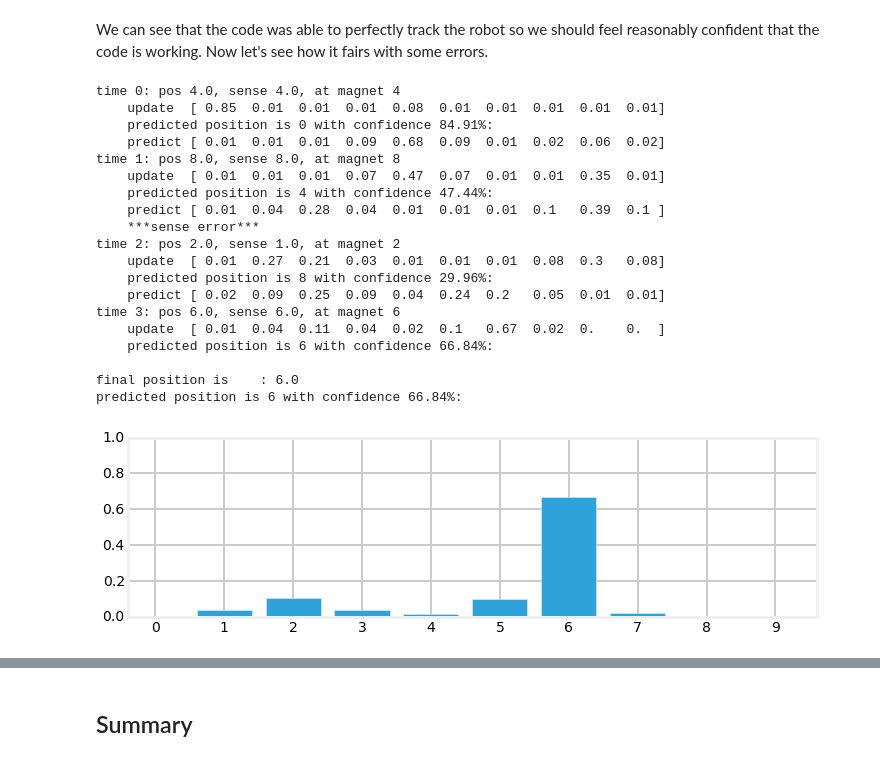
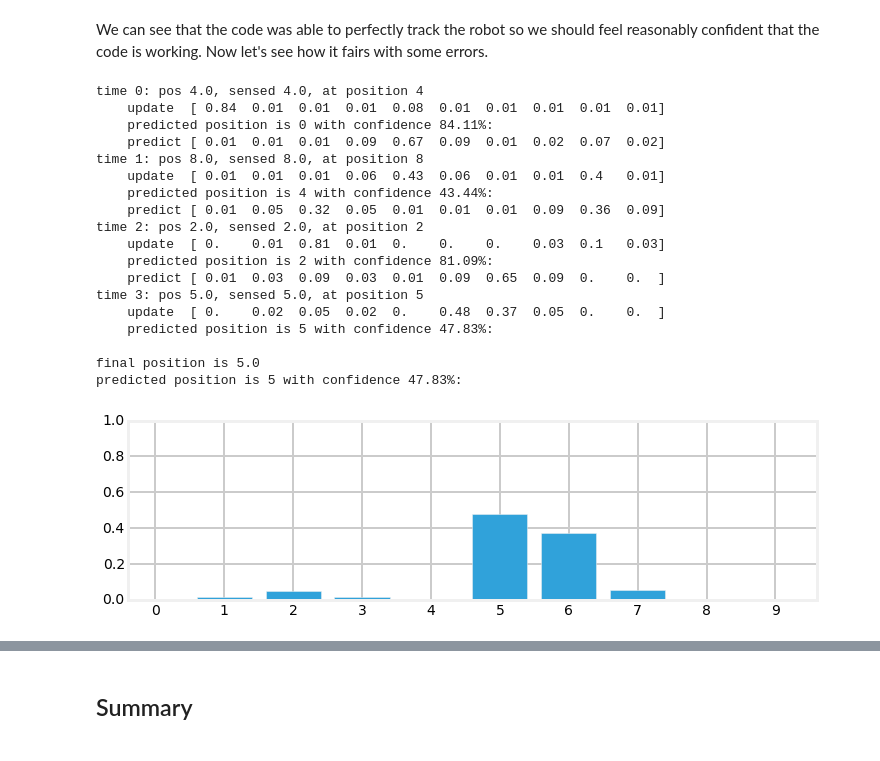
Before and after one commit to rlabbe/Kalman-and-Bayesian-Filters-in-Python, a Jupyter notebook: 02_Discrete_Bayes.ipynb, the cells around one changed output, grey strips where cells are left out. Saved outputs shown, nothing was run; the diff lists cells and outputs as text; code cells hidden in the pictures.

```diff
--- a/02_Discrete_Bayes.ipynb
+++ b/02_Discrete_Bayes.ipynb
@@ -377,7 +378,7 @@ print(pos_belief)
 # %% [markdown]
 At this point we have correctly identified the likely cases, we either started at position 0 or 5, because we saw the following sequence of doors and walls 1,0,1,0,0. But now lets inject a bad measurement, and see what happens:
 # %%
-update(hallway, pos_belief, m, .6, .2)
+update(hallway, pos_belief, z=m, prob_correct=.75)
 predict(pos_belief, 1, kernel)
 bp.bar_plot(pos_belief)
 # %% [output]
@@ -389,7 +390,7 @@ with figsize(y=5.5):
     measurements = [0, 1, 0, 1, 0, 0]
 
     for i, m in enumerate(measurements):
-        update(hallway, pos_belief, m, .6, .2)
+        update(hallway, pos_belief, z=m, prob_correct=.75)
         predict(pos_belief, 1, kernel)
         plt.subplot(3, 2, i+1)
         bp.bar_plot(pos_belief, title='step{}'.format(i+1))
@@ -438,13 +439,11 @@ To fully implement this filter we need to simulate an imperfect train. When we c
 # %%
 class Train(object):
 
-    def __init__(self, track, kernel=[1.], sense_error=.1, no_sense_error=.05):
+    def __init__(self, track, kernel=[1.], sensor_accuracy=.9):
         self.track = track
         self.pos = 0
         self.kernel = kernel
-        self.sense_error = sense_error
-        self.no_sense_error = no_sense_error
-
+        self.sensor_accuracy = sensor_accuracy
 
     def move(self, distance=1):
         """ move in the specified direction with some small chance of error"""
@@ -469,36 +468,33 @@ class Train(object):
 
          # insert random sensor error
         r = random.random()
-        if r < self.sense_error:
+        if r > self.sensor_accuracy:
             if random.random() > 0.5:
                 pos += 1
             else:
                 pos -= 1
-                print('    ***sense error***')
         return pos
 # %% [markdown]
 With that we are ready to write the simulation. We will put it in a function so that we can run it with different assumptions. I will assume that the robot always starts at the beginning of the track. The track is implemented as being only 10 units long, but this could just represent a track of length, say 10,000, with the magnet pattern repeated every 10 units. I set the magnet pattern to first have a gap of 1 unit, then 2 units, then 3 units to help the algorithm distinguish where the robot is.
 # %%
-def simulate(iterations, kernel, sense_error,
-             no_sense_error, move_distance,
-             do_print=True):
+def simulate(iterations, kernel, sensor_accuracy,
+             move_distance, do_print=True):
     track = np.array([0, 1, 2, 3, 4, 5, 6, 7, 8, 9])
 
     pos_belief = np.array([0.01] * 10)
     pos_belief[0] = .9
     normalize(pos_belief)
 
-    robot = Train(track, kernel, sense_error, no_sense_error)
-
+    robot = Train(track, kernel, sensor_accuracy)
     for i in range(iterations):
         robot.move(distance=move_distance)
         m = robot.sense()
         if do_print:
-            print('time {}: pos {}, sense {}, at magnet {}'.format(
+            print('time {}: pos {}, sensed {}, at position {}'.format(
                     i, robot.pos, m, track[robot.pos]))
 
 
-        update(track, pos_belief, m, 1. - sense_error, no_sense_error)
+        update(track, pos_belief, m, sensor_accuracy)
         if do_print:
             print('    update ', pos_belief)
         ind = np.argmax(pos_belief)
@@ -506,18 +502,18 @@ def simulate(iterations, kernel, sense_error,
             print('    predicted position is {} with confidence {:.4}%:'.format(
                   ind, pos_belief[ind]*100))
 
-
         if i < iterations - 1:
             predict(pos_belief, move_distance, kernel)
             if do_print:
                 print('    predict', pos_belief)
 
     bp.bar_plot(pos_belief)
-    print()
-    print('final position i', robot.pos)
-    i = np.argmax(pos_belief)
-    print('predicted position is {} with confidence {:.4}%:'.format(
-            i, pos_belief[i]*100))
+    if do_print:
+        print()
+        print('final position is', robot.pos)
+        i = np.argmax(pos_belief)
+        print('predicted position is {} with confidence {:.4}%:'.format(
+                i, pos_belief[i]*100))
 # %% [markdown]
 Read the code and make sure you understand it. Now let's do a run with no sensor or movement error. If the code is correct it should be able to locate the robot with no error. The output is a bit tedious to read, but if you are at all unsure of how the update/predict cycle works make sure you read through it carefully to solidify your understanding.
 # %%
@@ -550,31 +547,28 @@ predicted position is 6 with confidence 100.0%:
 We can see that the code was able to perfectly track the robot so we should feel reasonably confident that the code is working. Now let's see how it fairs with some errors.
 # %%
 random.seed(3)
-np.set_printoptions(precision=2, suppress=True)
-simulate(4, kernel=[.1, .8, .1], sense_error=0.2,
-         no_sense_error=0.1, move_distance=4,
-         do_print=True)
+simulate(4, kernel=[.1, .8, .1], sensor_accuracy=.9,
+         move_distance=4, do_print=True)
 # %% [output]
-time 0: pos 4.0, sense 4.0, at magnet 4
-    update  [ 0.85  0.01  0.01  0.01  0.08  0.01  0.01  0.01  0.01  0.01]
-    predicted position is 0 with confidence 84.91%:
-    predict [ 0.01  0.01  0.01  0.09  0.68  0.09  0.01  0.02  0.06  0.02]
-time 1: pos 8.0, sense 8.0, at magnet 8
-    update  [ 0.01  0.01  0.01  0.07  0.47  0.07  0.01  0.01  0.35  0.01]
-    predicted position is 4 with confidence 47.44%:
-    predict [ 0.01  0.04  0.28  0.04  0.01  0.01  0.01  0.1   0.39  0.1 ]
-    ***sense error***
-time 2: pos 2.0, sense 1.0, at magnet 2
-    update  [ 0.01  0.27  0.21  0.03  0.01  0.01  0.01  0.08  0.3   0.08]
-    predicted position is 8 with confidence 29.96%:
-    predict [ 0.02  0.09  0.25  0.09  0.04  0.24  0.2   0.05  0.01  0.01]
-time 3: pos 6.0, sense 6.0, at magnet 6
-    update  [ 0.01  0.04  0.11  0.04  0.02  0.1   0.67  0.02  0.    0.  ]
-    predicted position is 6 with confidence 66.84%:
+time 0: pos 4.0, sensed 4.0, at position 4
+    update  [ 0.84  0.01  0.01  0.01  0.08  0.01  0.01  0.01  0.01  0.01]
+    predicted position is 0 with confidence 84.11%:
+    predict [ 0.01  0.01  0.01  0.09  0.67  0.09  0.01  0.02  0.07  0.02]
+time 1: pos 8.0, sensed 8.0, at position 8
+    update  [ 0.01  0.01  0.01  0.06  0.43  0.06  0.01  0.01  0.4   0.01]
+    predicted position is 4 with confidence 43.44%:
+    predict [ 0.01  0.05  0.32  0.05  0.01  0.01  0.01  0.09  0.36  0.09]
+time 2: pos 2.0, sensed 2.0, at position 2
+    update  [ 0.    0.01  0.81  0.01  0.    0.    0.    0.03  0.1   0.03]
+    predicted position is 2 with confidence 81.09%:
+    predict [ 0.01  0.03  0.09  0.03  0.01  0.09  0.65  0.09  0.    0.  ]
+time 3: pos 5.0, sensed 5.0, at position 5
+    update  [ 0.    0.02  0.05  0.02  0.    0.48  0.37  0.05  0.    0.  ]
+    predicted position is 5 with confidence 47.83%:
 
-final position is    : 6.0
-predicted position is 6 with confidence 66.84%:
+final position is 5.0
+predicted position is 5 with confidence 47.83%:
-[figure, old version]
+[figure, new version]
 # %% [markdown]
 Here we see that there was a sense error at time 1, but we are still quite confident in our position.
 
```
Also changed, not shown: parts of 25 cells of this notebook, 1 other file.
